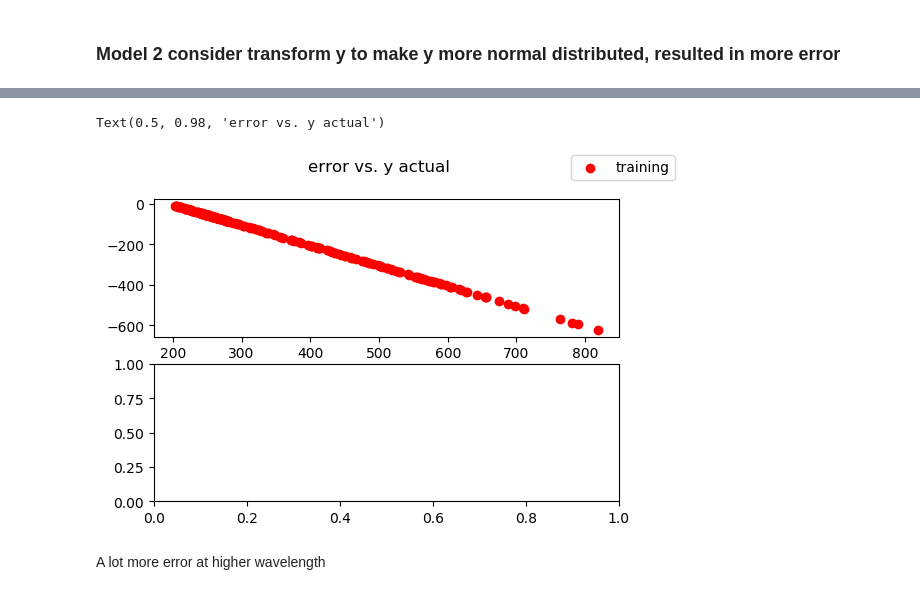
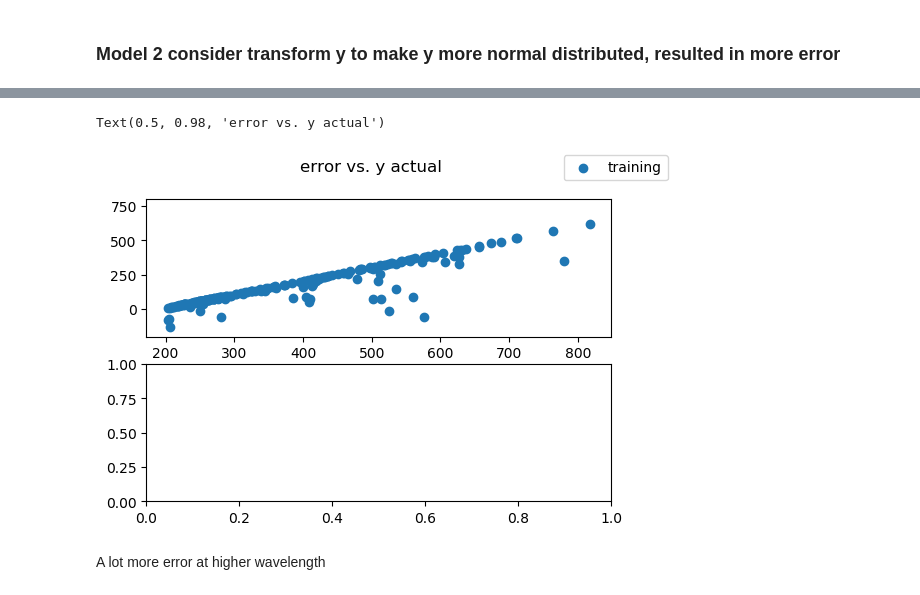
Before and after one commit to emissible/SPEEDCOM, a Jupyter notebook: SPEEDCOM/models/encode_smiles.ipynb, the cells around one changed output, grey strips where cells are left out. Cells and saved outputs as stored; diff of their text form; code cells hidden in the pictures.

```diff
--- a/SPEEDCOM/models/encode_smiles.ipynb
+++ b/SPEEDCOM/models/encode_smiles.ipynb
@@ -225,0 +289,3 @@ plt.hist(y_log.tolist())
+# %%
+model.compile(loss=mean_abs_exp_error, optimizer='Adam', metrics=['mean_absolute_error'])
+model.summary() ##use mean_squared_error loss
@@ -226,3 +310,3 @@ plt.hist(y_log.tolist())
 # %%
-model.fit(X_train, y_train, batch_size=32, validation_data=(X_test, y_test), epochs=50)
+model.fit(X_train, y_train.reshape(-1,1), batch_size=32, validation_data=(X_test, y_test.reshape(-1,1)), epochs=50)
 # %% [output]
@@ -251,2 +335,2 @@ plot_model(X_train, X_test, y_train, y_test, model)
 # %%
-inverse_log(model.predict(X_train).reshape(1,-1), y_wl.min()-10)
+y_train_pred_wl = inverse_log(model.predict(X_train), y_wl.min()-10)
@@ -270,0 +337,2 @@ array([[194.06293, 194.06416, 194.06416, 194.06299, 194.06416, 194.06647,
+# %%
+y_train_acutal_wl = inverse_log(y_train, y_wl.min()-10).reshape(-1,1)
@@ -271,13 +343,14 @@ array([[194.06293, 194.06416, 194.06416, 194.06299, 194.06416, 194.06647,
 # %%
 fig, axes = plt.subplots(2)
 fig.dpi=100
-axes[0].scatter(inverse_log(y_train, y_wl.min()-10), inverse_log(model.predict(X_train).reshape(1,-1), y_wl.min()-10)-inverse_log(y_train, y_wl.min()-10), color = 'r',label='training')
+axes[0].scatter(y_train_acutal_wl, y_train_acutal_wl-y_train_pred_wl,label='training')
+axes[0].set_ylim(-200,800)
 
 fig.legend()
 plt.suptitle("error vs. y actual" )
 # %% [output]
 Text(0.5, 0.98, 'error vs. y actual')
-[figure, old version]
+[figure, new version]
 # %% [markdown]
 A lot more error at higher wavelength
 # %% [markdown]
```
Also changed, not shown: parts of 45 cells of this notebook.
